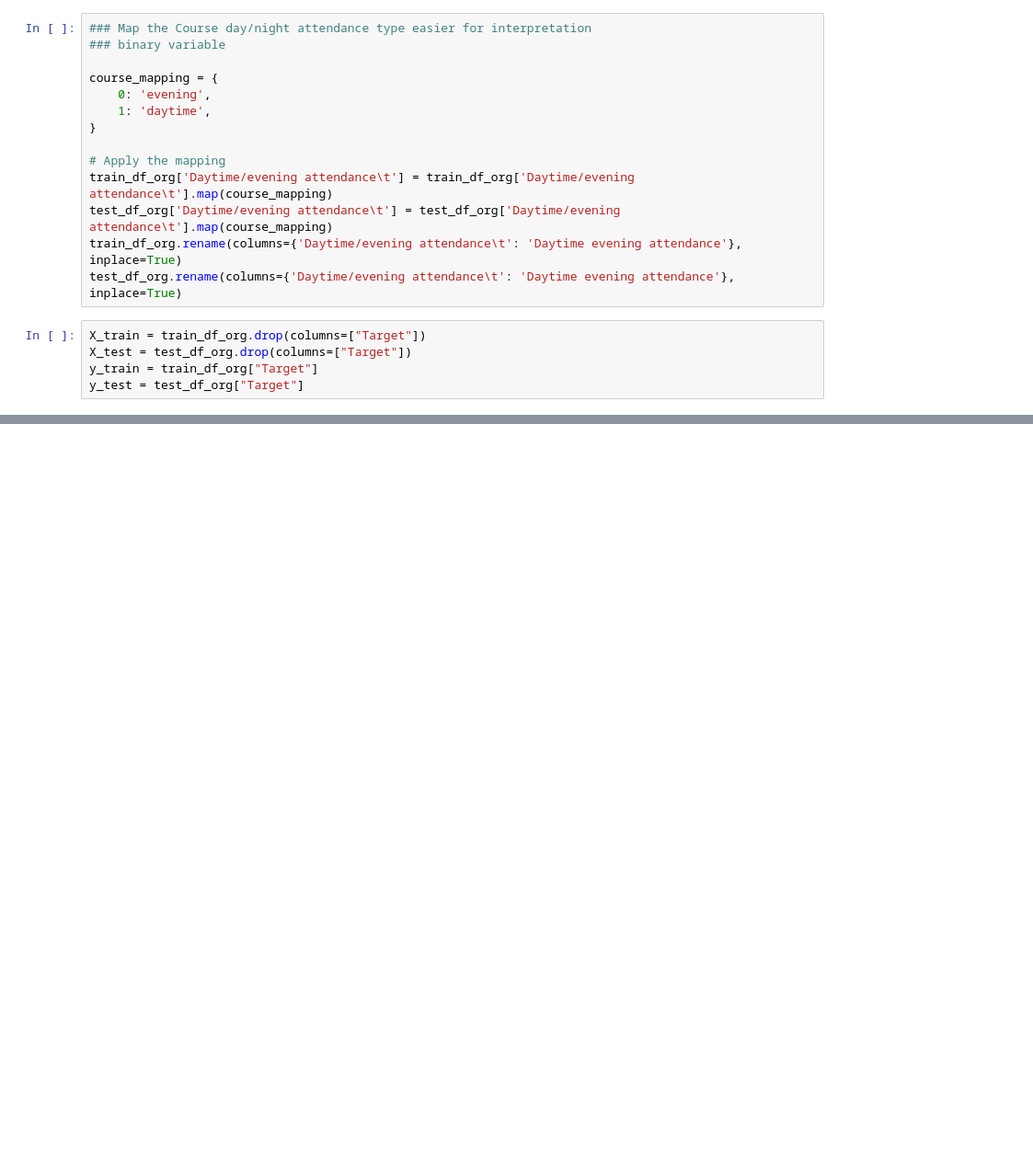
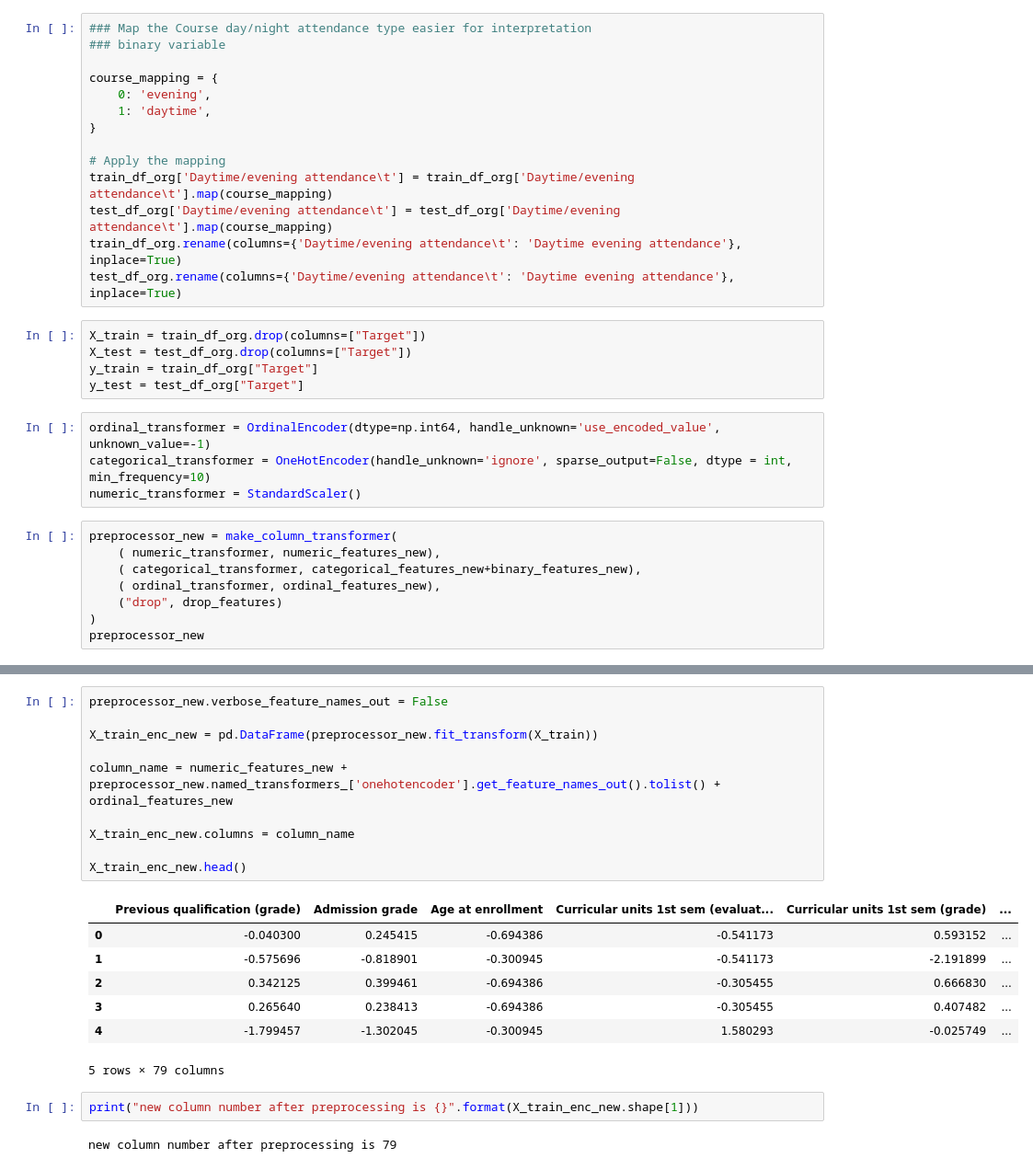
Before and after one commit to hchqin/Student_Success_Predict_Group15_Fork, a Jupyter notebook: src/data_analysis_optimization.ipynb, the cells around one changed output, grey strips where cells are left out. Shown at 92% size. Cells and saved outputs as stored; diff of their text form; blank space fills up the shorter version.

```diff
--- a/src/data_analysis_optimization.ipynb
+++ b/src/data_analysis_optimization.ipynb
@@ -214,3 +214,15 @@ X_train = train_df_org.drop(columns=["Target"])
 X_test = test_df_org.drop(columns=["Target"])
 y_train = train_df_org["Target"]
 y_test = test_df_org["Target"]
+# %%
+ordinal_transformer = OrdinalEncoder(dtype=np.int64, handle_unknown='use_encoded_value', unknown_value=-1)
+categorical_transformer = OneHotEncoder(handle_unknown='ignore', sparse_output=False, dtype = int, min_frequency=10)
+numeric_transformer = StandardScaler()
+# %%
+preprocessor_new = make_column_transformer(
+    ( numeric_transformer, numeric_features_new),
+    ( categorical_transformer, categorical_features_new+binary_features_new),
+    ( ordinal_transformer, ordinal_features_new),
+    ("drop", drop_features)
+)
+preprocessor_new
@@ -216,0 +247,22 @@ y_test = test_df_org["Target"]
+# %%
+preprocessor_new.verbose_feature_names_out = False
+
+X_train_enc_new = pd.DataFrame(preprocessor_new.fit_transform(X_train))
+
+column_name = numeric_features_new + preprocessor_new.named_transformers_['onehotencoder'].get_feature_names_out().tolist() + ordinal_features_new
+
+X_train_enc_new.columns = column_name
+
+X_train_enc_new.head()
+# %% [output]
+|  | Previous qualification (grade) | Admission grade | Age at enrollment | Curricular units 1st sem (evaluat... | Curricular units 1st sem (grade) | ... |
+| 0 | -0.040300 | 0.245415 | -0.694386 | -0.541173 | 0.593152 | ... |
+| 1 | -0.575696 | -0.818901 | -0.300945 | -0.541173 | -2.191899 | ... |
+| 2 | 0.342125 | 0.399461 | -0.694386 | -0.305455 | 0.666830 | ... |
+| 3 | 0.265640 | 0.238413 | -0.694386 | -0.305455 | 0.407482 | ... |
+| 4 | -1.799457 | -1.302045 | -0.300945 | 1.580293 | -0.025749 | ... |
+5 rows × 79 columns
+# %%
+print("new column number after preprocessing is {}".format(X_train_enc_new.shape[1]))
+# %% [output]
+new column number after preprocessing is 79
```
Also changed, not shown: parts of 6 cells of this notebook.
